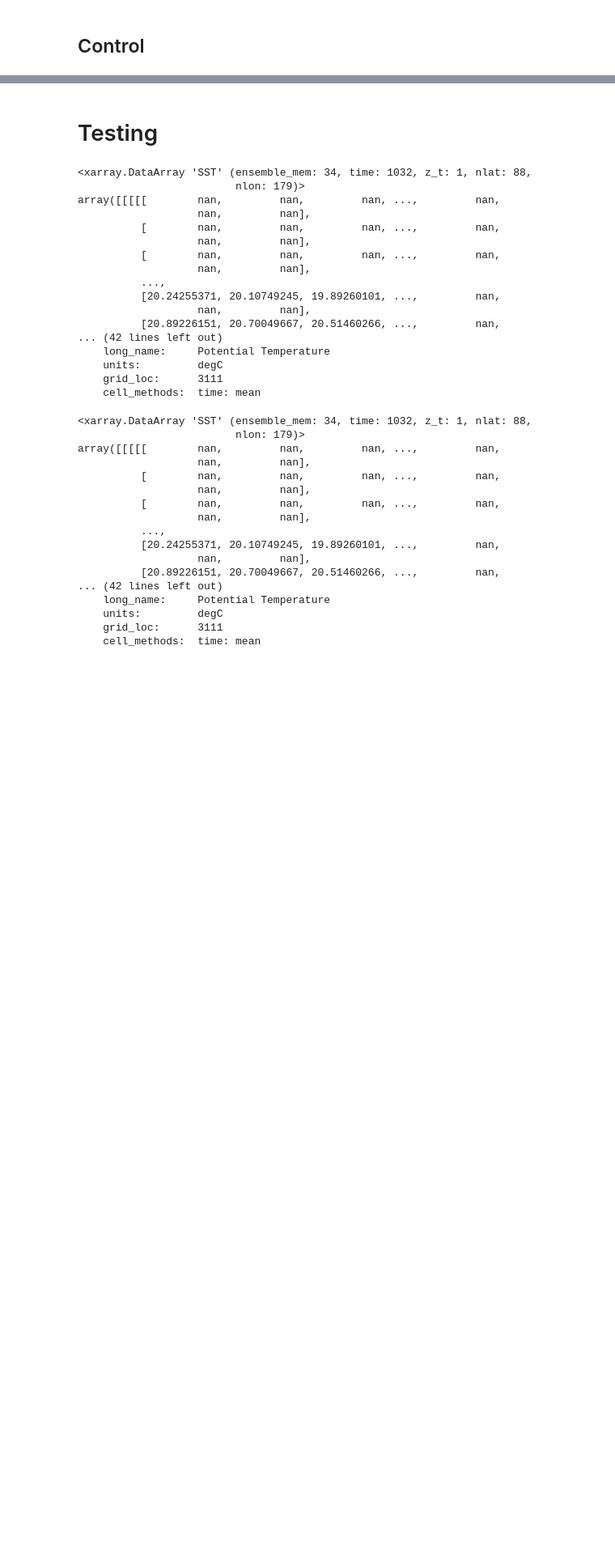
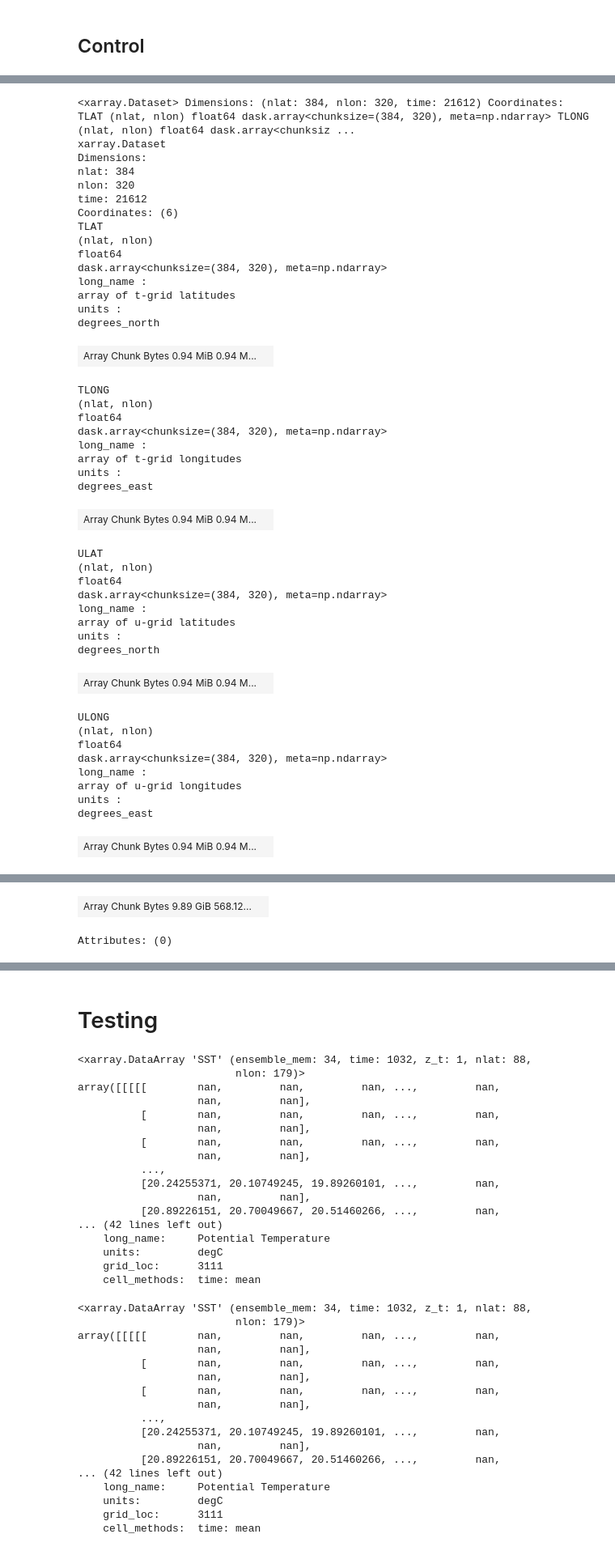
Before and after one commit to mailesasaki/cesmle_variability_analysis, a Jupyter notebook: LENS_correlation/load_cesm1.ipynb, the cells around one changed output, grey strips where cells are left out. Shown at 81% size. Drawn from its saved outputs; the diff is of its cells as text; code cells hidden in the pictures; blank space fills up the shorter version.

```diff
--- a/LENS_correlation/load_cesm1.ipynb
+++ b/LENS_correlation/load_cesm1.ipynb
@@ -167,0 +340,59 @@ historical_sst.SST.to_netcdf('/data/keeling/a/mailes2/a/lens_processed/CESM_LENS
+# %%
+# Process the datasets
+
+control_sst = xr.open_mfdataset(files_control,combine="by_coords",use_cftime=True)
+# %%
+#https://gist.github.com/bradyrx/aee079f8494b084a5c56f7eaf83c8cef
+
+
+# target grid is 1x1 degree rectilinear
+ds_out = xe.util.grid_global(2, 2)
+ds_out
+
+cont_sst_sq = control_sst['SST'].squeeze()
+cont_sst_sq = cont_sst_sq.to_dataset()
+cont_sst_sq
+# %% [output]
+<xarray.Dataset> Dimensions: (nlat: 384, nlon: 320, time: 21612) Coordinates: TLAT (nlat, nlon) float64 dask.array<chunksize=(384, 320), meta=np.ndarray> TLONG (nlat, nlon) float64 dask.array<chunksiz ...
+xarray.Dataset
+Dimensions:
+nlat: 384
+nlon: 320
+time: 21612
+Coordinates: (6)
+TLAT
+(nlat, nlon)
+float64
+dask.array<chunksize=(384, 320), meta=np.ndarray>
+long_name :
+array of t-grid latitudes
+units :
+degrees_north
+| Array Chunk Bytes 0.94 MiB 0.94 M... |  |
+TLONG
+(nlat, nlon)
+float64
+dask.array<chunksize=(384, 320), meta=np.ndarray>
+long_name :
+array of t-grid longitudes
+units :
+degrees_east
+| Array Chunk Bytes 0.94 MiB 0.94 M... |  |
+ULAT
+(nlat, nlon)
+float64
+dask.array<chunksize=(384, 320), meta=np.ndarray>
+long_name :
+array of u-grid latitudes
+units :
+degrees_north
+| Array Chunk Bytes 0.94 MiB 0.94 M... |  |
+ULONG
+(nlat, nlon)
+float64
+dask.array<chunksize=(384, 320), meta=np.ndarray>
+long_name :
+array of u-grid longitudes
+units :
+degrees_east
+| Array Chunk Bytes 0.94 MiB 0.94 M... |  |
@@ -167,0 +416,2 @@ historical_sst.SST.to_netcdf('/data/keeling/a/mailes2/a/lens_processed/CESM_LENS
+| Array Chunk Bytes 9.89 GiB 568.12... |  |
+Attributes: (0)
```
Also changed, not shown: parts of 27 cells of this notebook, 3 other files.
